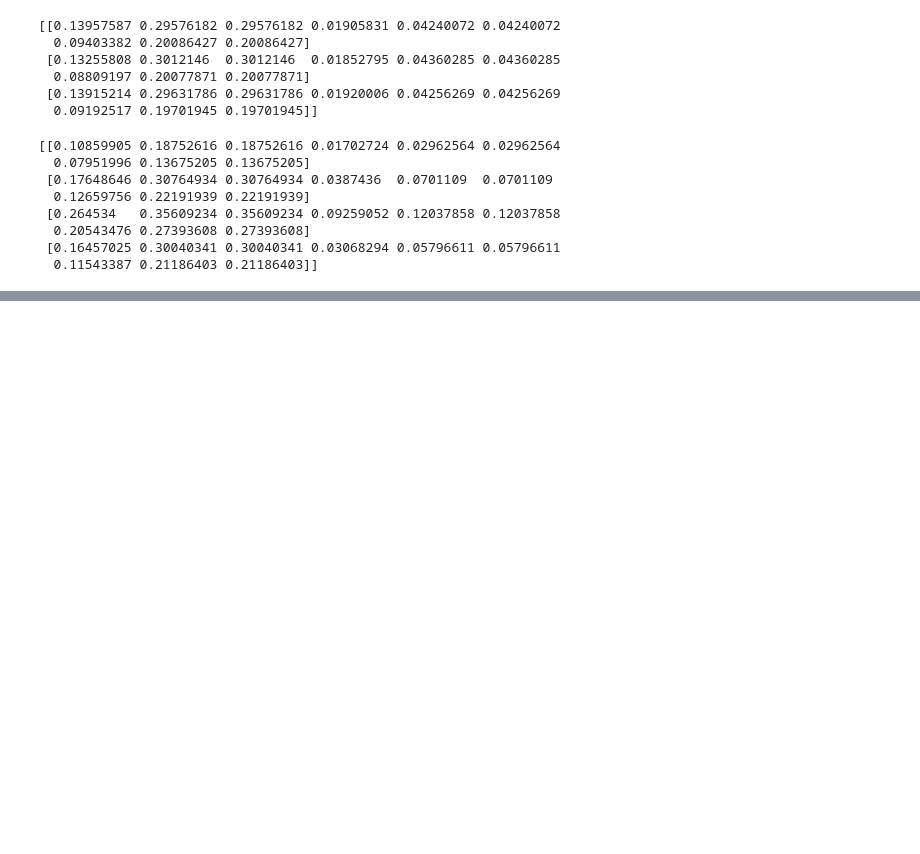
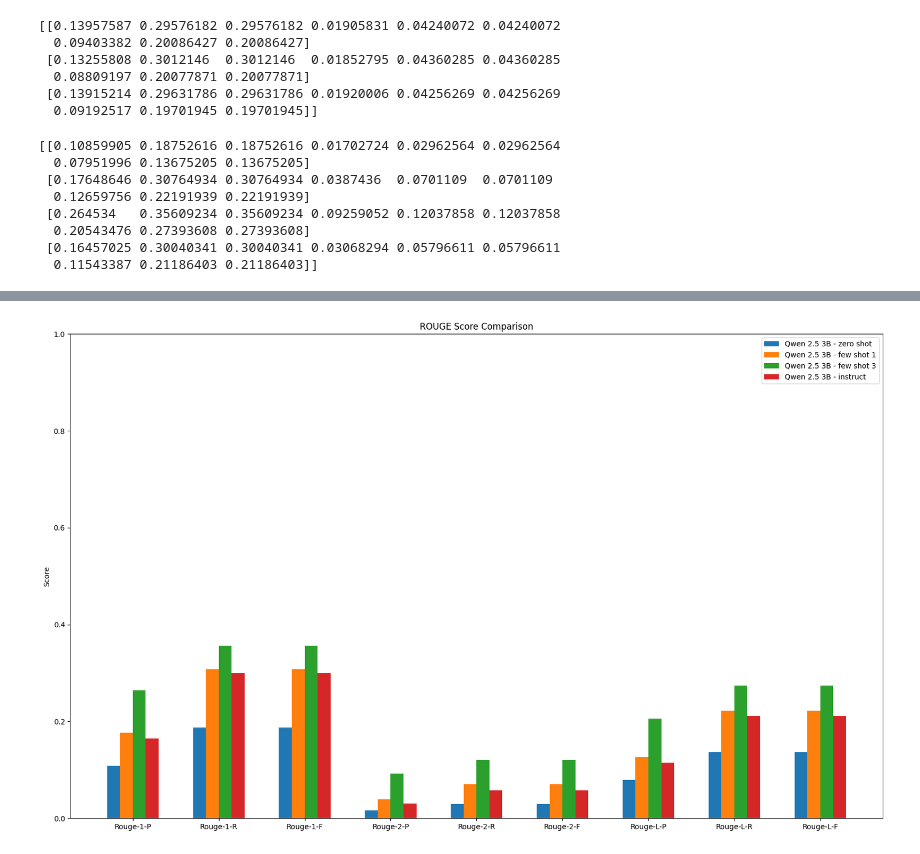
Before and after one commit to Elbergg/llm-projekt, a Jupyter notebook: projekt.ipynb, the cells around one changed output, grey strips where cells are left out. Cells and saved outputs as stored; diff of their text form; code cells hidden in the pictures; blank space fills up the shorter version.

```diff
--- a/projekt.ipynb
+++ b/projekt.ipynb
@@ -675,0 +682,4 @@ plot_data([data_ft, data_1,data_3, data_zero_shot,data_instruct_15], models=[""]
+# %%
+plot_data([data_better, data_better_1, data_better_3, data_instruct_25],models=['Qwen 2.5 3B - zero shot', 'Qwen 2.5 3B - few shot 1',  'Qwen 2.5 3B - few shot 3', 'Qwen 2.5 3B - instruct'],width = 0.15, size = 20)
+# %% [output]
+[figure, added]
```
Also changed, not shown: parts of 4 cells of this notebook.
